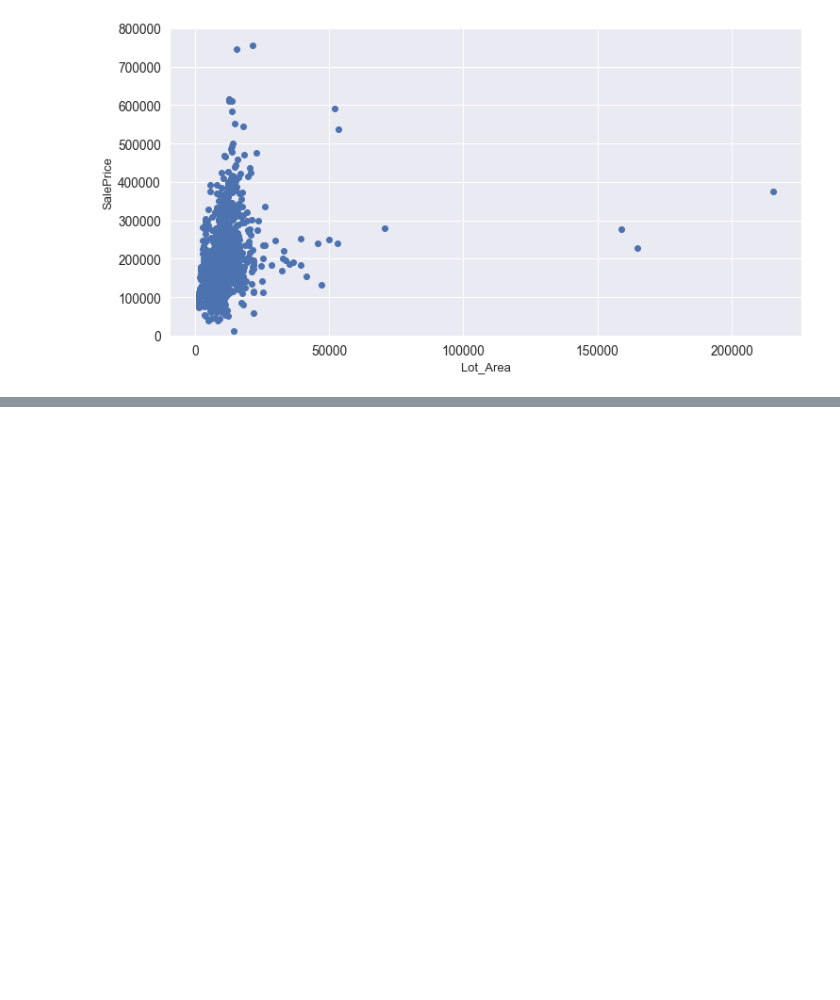
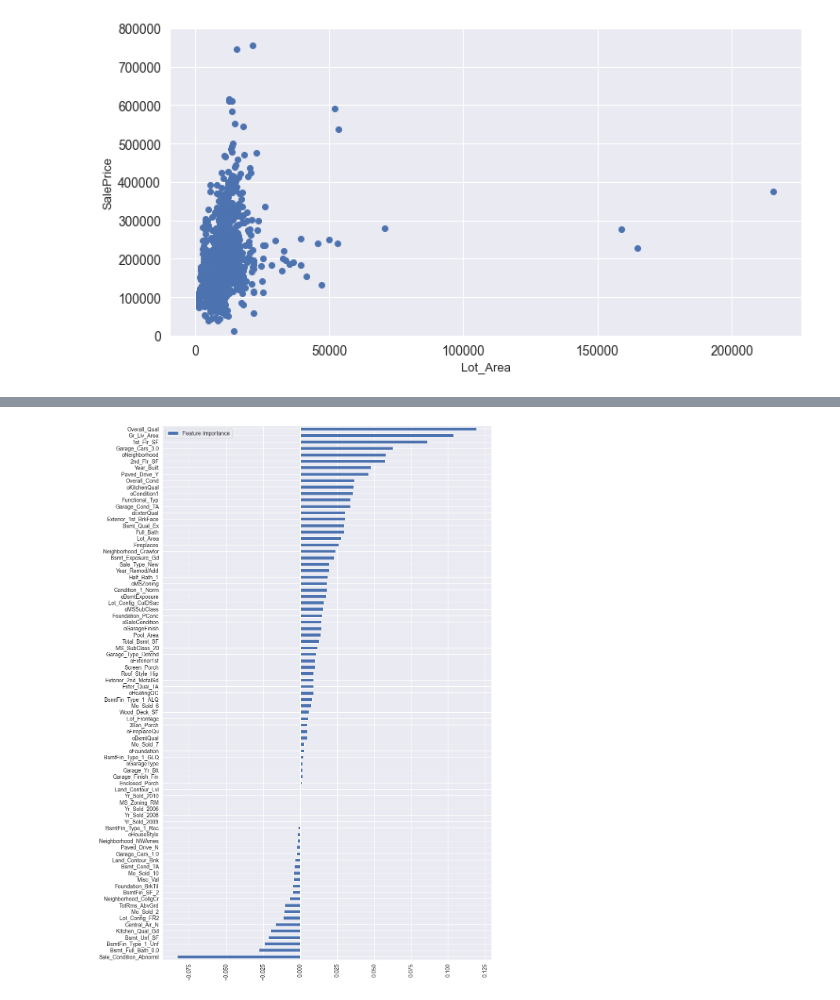
Before and after one commit to greatabel/PythonProjectLearn, a Jupyter notebook: b6969price_predict/Assignment2.ipynb, the cells around one changed output, grey strips where cells are left out. Cells and saved outputs as stored; diff of their text form; code cells hidden in the pictures; blank space fills up the shorter version.

```diff
--- a/b6969price_predict/Assignment2.ipynb
+++ b/b6969price_predict/Assignment2.ipynb
@@ -353,0 +416,5 @@ full.drop(['SalePrice'],axis=1,inplace=True)
+# %%
+# save the original data for later use
+full2 = full.copy()
+data_pipe = pipe.fit_transform(full2)
+data_pipe.head()
@@ -353,0 +429,30 @@ full.drop(['SalePrice'],axis=1,inplace=True)
+# %%
+scaler = RobustScaler()
+
+n_train=train.shape[0]
+
+X = data_pipe[:n_train]
+test_X = data_pipe[n_train:]
+y= train.SalePrice
+
+X_scaled = scaler.fit(X).transform(X)
+y_log = np.log(train.SalePrice)
+
+X_scaled = np.nan_to_num(X_scaled)
+y_log = np.nan_to_num(y_log)
+
+test_X_scaled = scaler.transform(test_X)
+# %%
+from sklearn.model_selection import cross_val_score, GridSearchCV, KFold
+from sklearn.linear_model import LinearRegression
+from sklearn.linear_model import Ridge
+from sklearn.linear_model import Lasso
+from sklearn.ensemble import RandomForestRegressor, GradientBoostingRegressor, ExtraTreesRegressor
+from sklearn.svm import SVR, LinearSVR
+from sklearn.linear_model import ElasticNet, SGDRegressor, BayesianRidge
+from sklearn.kernel_ridge import KernelRidge
+
+
+
+lasso=Lasso(alpha=0.001)
+lasso.fit(X_scaled,y_log)
@@ -353,0 +461,2 @@ full.drop(['SalePrice'],axis=1,inplace=True)
+# %%
+FI_lasso = pd.DataFrame({"Feature Importance":lasso.coef_}, index=data_pipe.columns)
@@ -353,0 +479,6 @@ full.drop(['SalePrice'],axis=1,inplace=True)
+# %%
+FI_lasso[FI_lasso["Feature Importance"]!=0].sort_values("Feature Importance").plot(kind="barh",figsize=(15,25))
+plt.xticks(rotation=90)
+plt.show()
+# %% [output]
+[figure, added]
```
Also changed, not shown: parts of 25 cells of this notebook.
